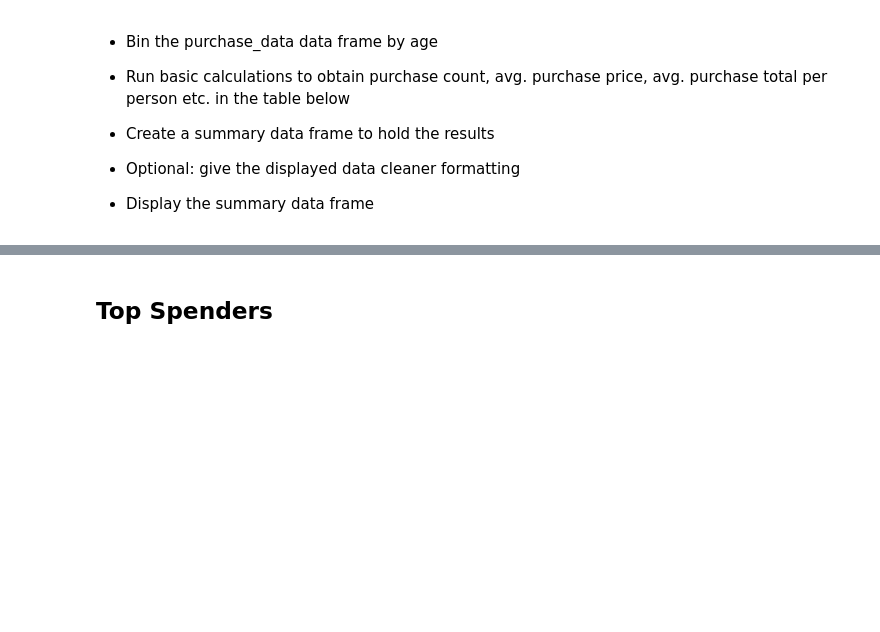
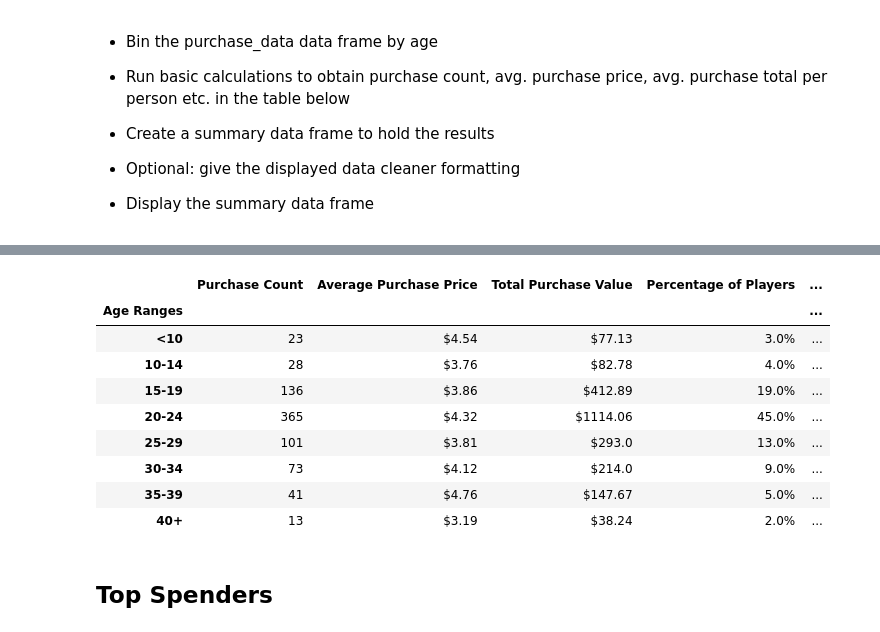
Before and after one commit to mtbulut/Pandas-Challenge-1, a Jupyter notebook: HeroesOfPymoli/HeroesOfPymoli_starter.ipynb, the cells around one changed output, grey strips where cells are left out. Cells and saved outputs as stored; diff of their text form; code cells hidden in the pictures; blank space fills up the shorter version.

Commit message:
Group by age ranges, calculate count players and purchases,percentage of players, total purchase value, avg price, avg purchase/person and display.

```diff
--- a/HeroesOfPymoli/HeroesOfPymoli_starter.ipynb
+++ b/HeroesOfPymoli/HeroesOfPymoli_starter.ipynb
@@ -179,0 +158,16 @@ ages
+# %%
+ages = people_df.groupby(['Age Ranges'])\
+    .agg({'Age':'count',
+          'Purchase Count':'sum',
+          'Total Purchase Value':['mean','sum']
+         })
+ages.columns = ages.columns.map('_'.join)
+
+ages = ages.rename(columns={'Age_count':'Total Count',
+                   'Purchase Count_sum':'Purchase Count',
+                   'Total Purchase Value_mean':'Average Purchase Price',
+                   'Total Purchase Value_sum':'Total Purchase Value'
+                           })
+
+ages['Percentage of Players'] = ages['Total Count'].apply(lambda x : percent(x/ages['Total Count'].sum()))
+ages[['Total Count','Percentage of Players']]
@@ -208,3 +201,21 @@ ages
+# %%
+ages['Avg Total Purchase per Person'] = (ages['Total Purchase Value']/ages['Total Count'])
+convert = ['Average Purchase Price','Total Purchase Value','Avg Total Purchase per Person']
+for e in convert:
+    ages[e] = ages[e].apply(dollars)
+
+ages[['Purchase Count','Average Purchase Price','Total Purchase Value','Percentage of Players','Avg Total Purchase per Person']]
+# %% [output]
+|  | Purchase Count | Average Purchase Price | Total Purchase Value | Percentage of Players | ... |
+| Age Ranges |  |  |  |  | ... |
+| <10 | 23 | $4.54 | $77.13 | 3.0% | ... |
+| 10-14 | 28 | $3.76 | $82.78 | 4.0% | ... |
+| 15-19 | 136 | $3.86 | $412.89 | 19.0% | ... |
+| 20-24 | 365 | $4.32 | $1114.06 | 45.0% | ... |
+| 25-29 | 101 | $3.81 | $293.0 | 13.0% | ... |
+| 30-34 | 73 | $4.12 | $214.0 | 9.0% | ... |
+| 35-39 | 41 | $4.76 | $147.67 | 5.0% | ... |
+| 40+ | 13 | $3.19 | $38.24 | 2.0% | ... |
 # %% [markdown]
 ## Top Spenders
 # %% [markdown]
```
Also changed, not shown: parts of 4 cells of this notebook.
